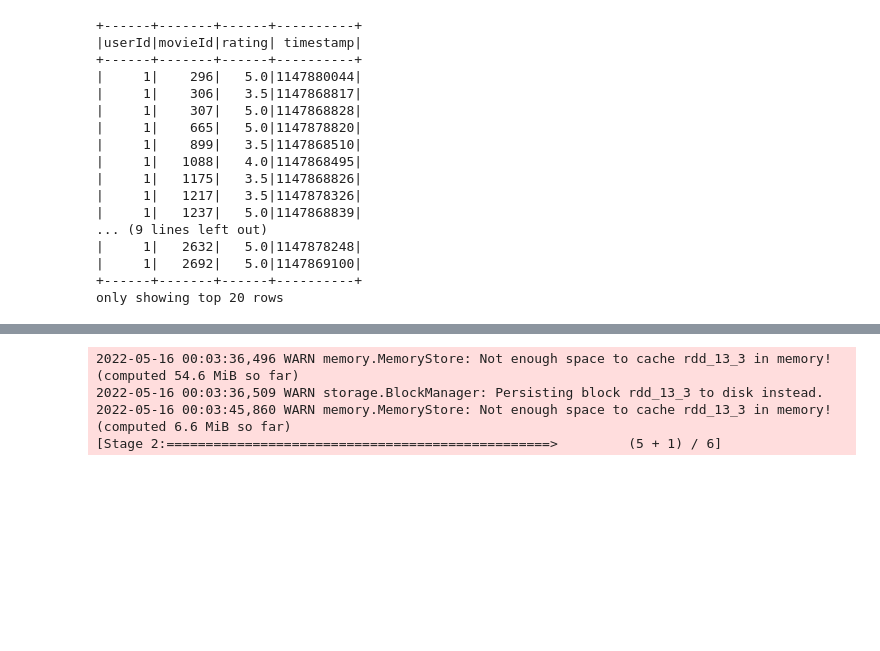
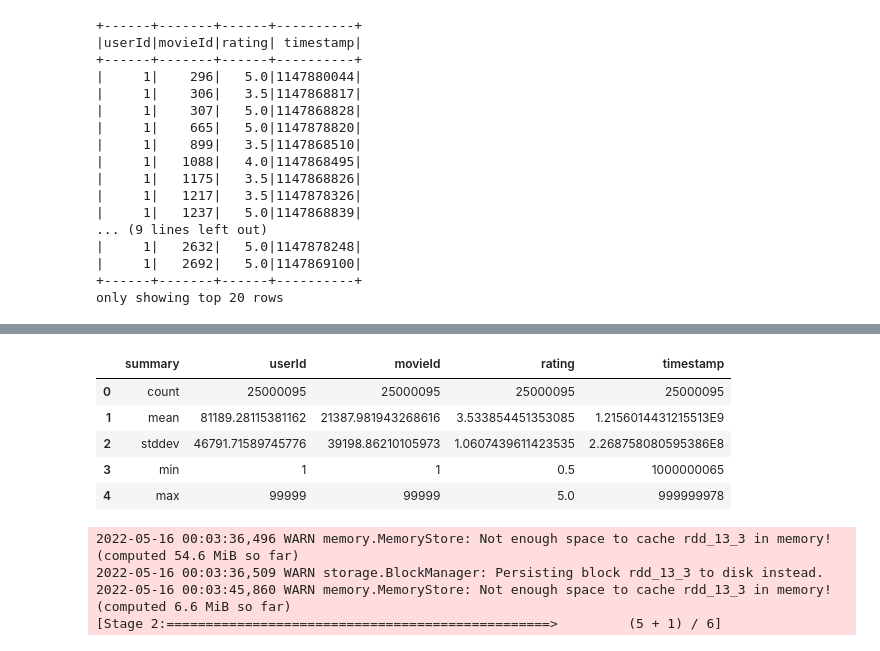
Before and after one commit to amoltkale/movie_recommender_system, a Jupyter notebook: ratings.ipynb, the cells around one changed output, grey strips where cells are left out. Drawn from its saved outputs; the diff is of its cells as text; code cells hidden in the pictures; blank space fills up the shorter version.

Commit message:
Added summary stats on original ratings

```diff
--- a/ratings.ipynb
+++ b/ratings.ipynb
@@ -59,3 +60,6 @@ ratings_df.show()
 |     1|   2692|   5.0|1147869100|
 +------+-------+------+----------+
 only showing top 20 rows
+# %%
+ratings_df.describe().toPandas()
+# %% [output]
@@ -62,3 +71,9 @@ only showing top 20 rows
+|  | summary | userId | movieId | rating | timestamp |
+| 0 | count | 25000095 | 25000095 | 25000095 | 25000095 |
+| 1 | mean | 81189.28115381162 | 21387.981943268616 | 3.533854451353085 | 1.2156014431215513E9 |
+| 2 | stddev | 46791.71589745776 | 39198.86210105973 | 1.0607439611423535 | 2.268758080595386E8 |
+| 3 | min | 1 | 1 | 0.5 | 1000000065 |
+| 4 | max | 99999 | 99999 | 5.0 | 999999978 |
 # %%
 ratings_df.groupBy('userID').count().sort(col("count").desc()).show()
 # %% [output]
```
Also changed, not shown: parts of 2 cells of this notebook.
